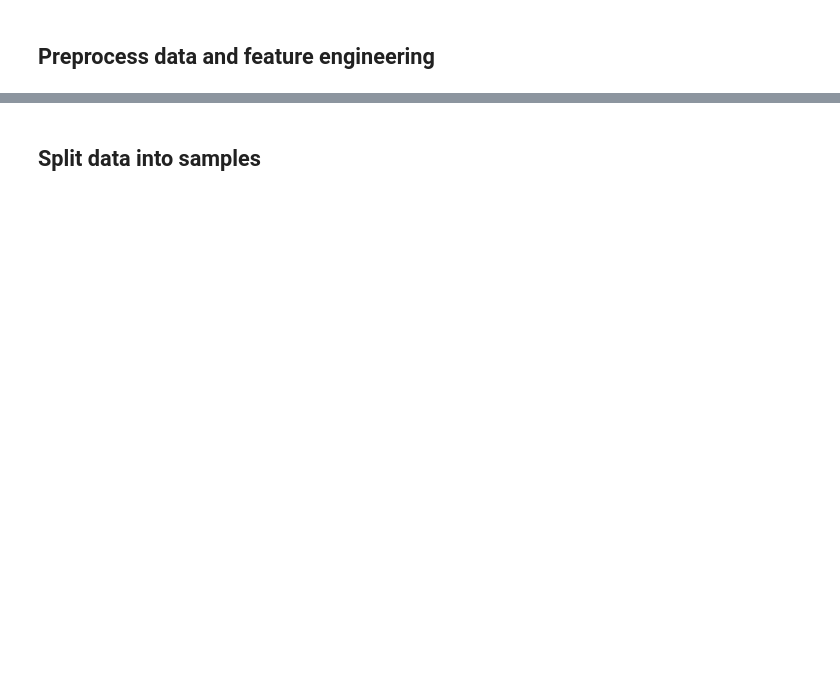
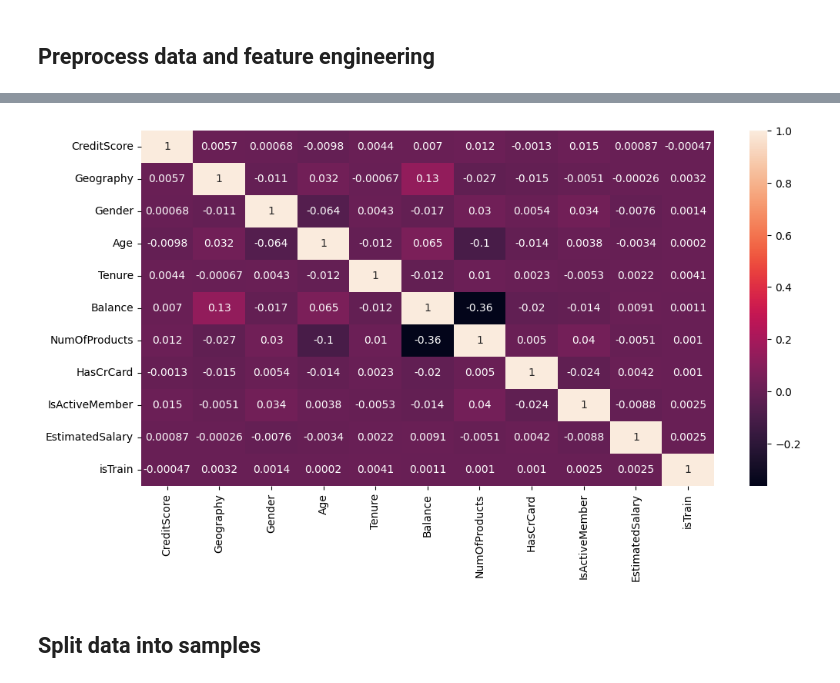
Before and after one commit to qw1zzard/playground-series-s4e1, a Jupyter notebook: working/playground-series-s4e1.ipynb, the cells around one changed output, grey strips where cells are left out. Saved outputs shown, nothing was run; the diff lists cells and outputs as text; code cells hidden in the pictures; blank space fills up the shorter version.

```diff
--- a/working/playground-series-s4e1.ipynb
+++ b/working/playground-series-s4e1.ipynb
@@ -60,11 +106,3 @@ numerical
-# %%
-frquent_imputer = SimpleImputer(missing_values=np.nan, strategy='most_frequent')
-frquent_imputer.fit(data[categorical])
-data[categorical] = frquent_imputer.transform(data[categorical])
-data.isna().sum()
-# %%
-data = data.astype({'CryoSleep': 'bool', 'VIP': 'bool', 'CabinNum': 'int64'})
-categorical = data.select_dtypes('object').columns.to_list()
-numerical = [column for column in data.columns \
-             if column not in categorical]
-data.dtypes
+# %%
+data.drop(['CustomerId', 'Surname'], axis=1, inplace=True)
+data.head()
@@ -71,5 +117,7 @@ data.dtypes
 # %%
-for column in ['HomePlanet', 'Destination', 'CabinDeck', 'CabinSide']:
+for column in ['Geography', 'Gender']:
     encoder = LabelEncoder()
     encoder.fit(data[column])
     data[column] = encoder.transform(data[column])
+
+data.head()
@@ -76,4 +132,6 @@ for column in ['HomePlanet', 'Destination', 'CabinDeck', 'CabinSide']:
 # %%
-plt.figure(figsize=(12,10))
+plt.figure(figsize=(12, 6))
 sns.heatmap(data.corr(), annot=True)
 plt.show()
+# %% [output]
+[figure, added]
```
Also changed, not shown: parts of 33 cells of this notebook, 6 other files.
